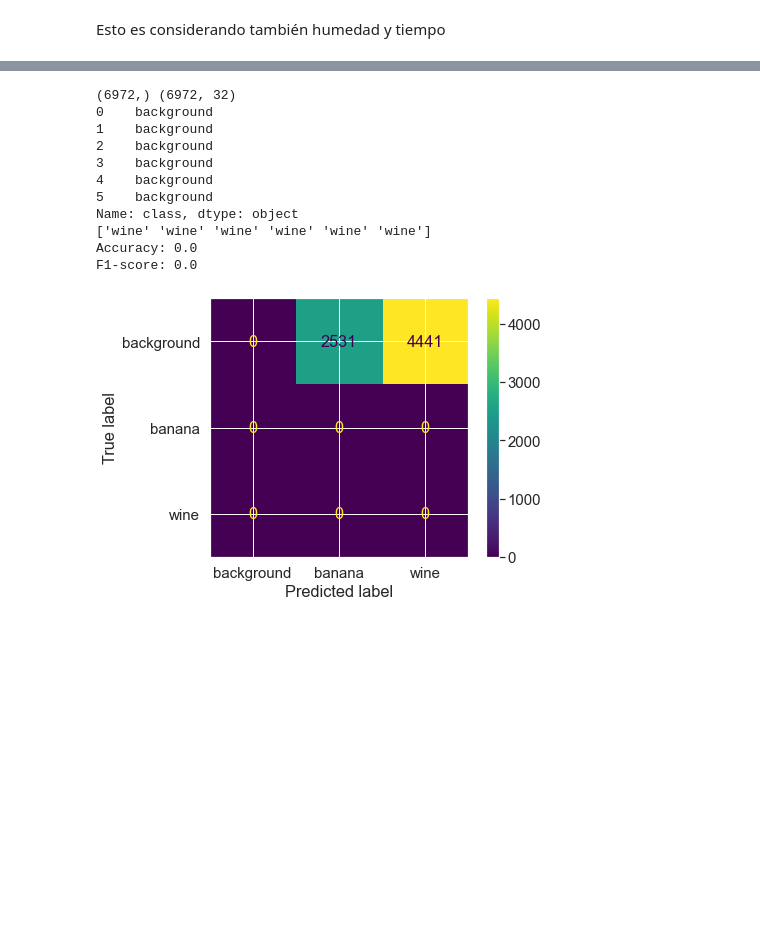
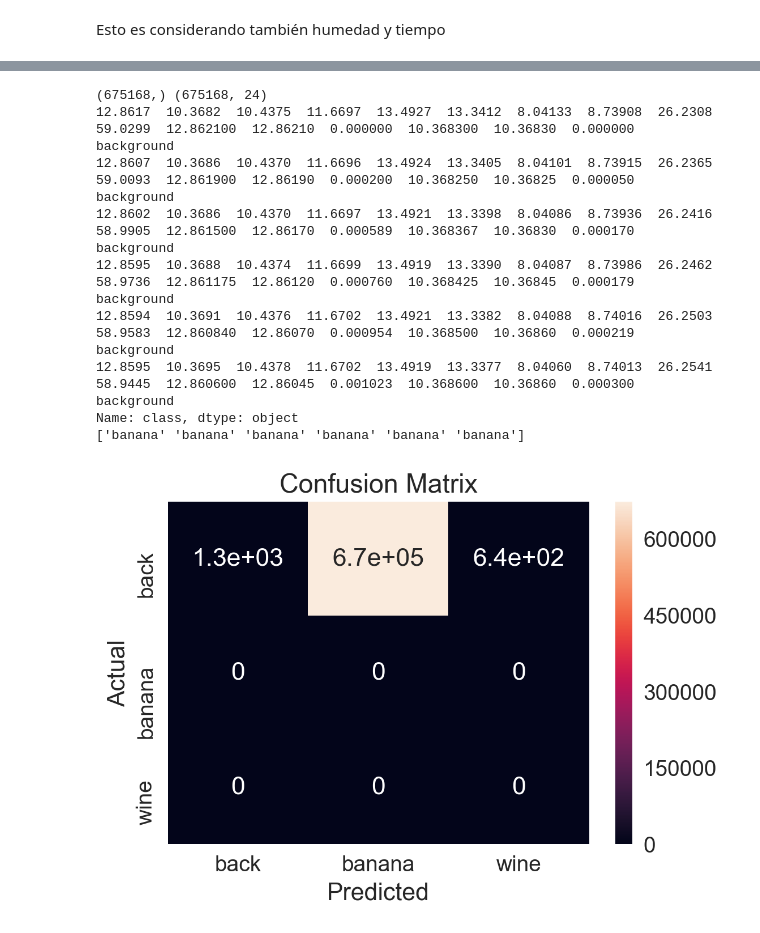
Before and after one commit to danibt656/Gas-sensor-for-home-activity, a Jupyter notebook: red_neuronal.ipynb, the cells around one changed output, grey strips where cells are left out. Drawn from its saved outputs; the diff is of its cells as text; code cells hidden in the pictures; blank space fills up the shorter version.

```diff
--- a/red_neuronal.ipynb
+++ b/red_neuronal.ipynb
@@ -197,26 +190,34 @@ def print_metrics(y_test, y_pred):
     cmdisp = metrics.ConfusionMatrixDisplay(confusion_matrix=cm, display_labels=mlp.classes_)
     cmdisp.plot()
     plt.show()
-# %%
-y_test=dtest['class']
-X_test = dtest[FEATURES]
-print(y_test.shape, X_test.shape)
-y_pred = mlp.predict(X_test)
-
-print(y_test[:6])
-print(y_pred[:6])
-
-print_metrics(y_test, y_pred)
-# %% [output]
-(6972,) (6972, 32)
-0    background
-1    background
-2    background
-3    background
-4    background
-5    background
-Name: class, dtype: object
-['wine' 'wine' 'wine' 'wine' 'wine' 'wine']
-Accuracy: 0.0
-F1-score: 0.0
-[figure, removed]
+# %%
+y_test_fet=dtest['class']
+X_test = dtest[FEATURES]
+print(y_test.shape, X_test.shape)
+y_pred_feat = mlp.predict(X_test)
+
+print(y_test[:6])
+print(y_pred[:6])
+
+plt.rcParams['figure.dpi'] = 200
+ax = plt.subplot()
+# plt.figure(figsize=(10,7))
+sn.set(font_scale=1.4) # for label size
+sn.heatmap(confusion_matrix(y_test, y_pred_feat), annot=True, annot_kws={"size": 16}) # font size
+ax.set_title("Confusion Matrix")
+ax.set_xlabel("Predicted")
+ax.set_ylabel("Actual")
+ax.xaxis.set_ticklabels(class_set)
+ax.yaxis.set_ticklabels(class_set)
+plt.show()
+# %% [output]
+(675168,) (675168, 24)
+12.8617  10.3682  10.4375  11.6697  13.4927  13.3412  8.04133  8.73908  26.2308  59.0299  12.862100  12.86210  0.000000  10.368300  10.36830  0.000000    background
+12.8607  10.3686  10.4370  11.6696  13.4924  13.3405  8.04101  8.73915  26.2365  59.0093  12.861900  12.86190  0.000200  10.368250  10.36825  0.000050    background
+12.8602  10.3686  10.4370  11.6697  13.4921  13.3398  8.04086  8.73936  26.2416  58.9905  12.861500  12.86170  0.000589  10.368367  10.36830  0.000170    background
+12.8595  10.3688  10.4374  11.6699  13.4919  13.3390  8.04087  8.73986  26.2462  58.9736  12.861175  12.86120  0.000760  10.368425  10.36845  0.000179    background
+12.8594  10.3691  10.4376  11.6702  13.4921  13.3382  8.04088  8.74016  26.2503  58.9583  12.860840  12.86070  0.000954  10.368500  10.36860  0.000219    background
+12.8595  10.3695  10.4378  11.6702  13.4919  13.3377  8.04060  8.74013  26.2541  58.9445  12.860600  12.86045  0.001023  10.368600  10.36860  0.000300    background
+Name: class, dtype: object
+['banana' 'banana' 'banana' 'banana' 'banana' 'banana']
+[figure, added]
```
Also changed, not shown: parts of 10 cells of this notebook.
